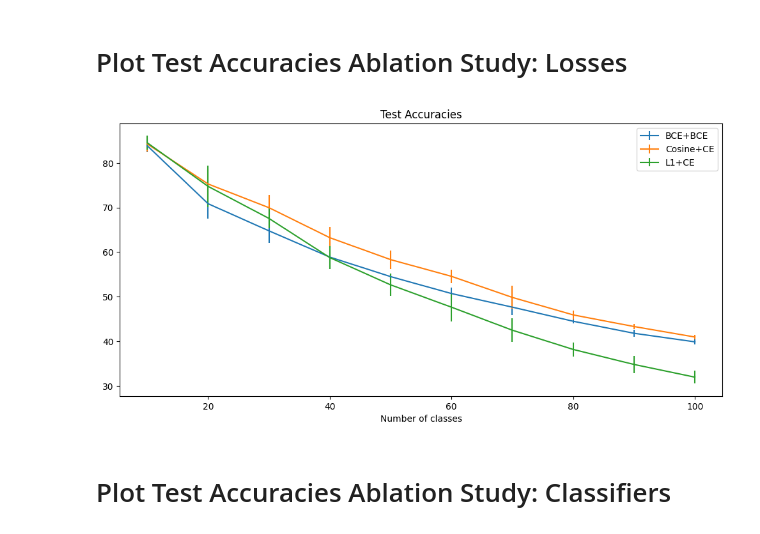
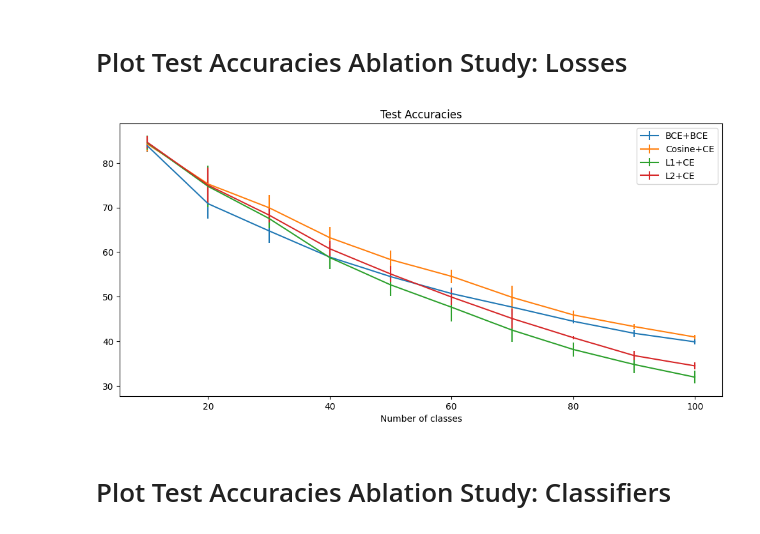
Before and after one commit to antonioalbanese/ProjectMLDL, a Jupyter notebook: plots/Plots.ipynb, the cells around one changed output. Cells and saved outputs as stored; diff of their text form; code cells hidden in the pictures.

```diff
--- a/plots/Plots.ipynb
+++ b/plots/Plots.ipynb
@@ -177,19 +177,27 @@ jsonfile = open("states/iCaRL_Loss_L1/iCaRL_Loss_L1_test_accuracy.json")
 L1_test_accuracy =json.load(jsonfile)
 L1_test_accuracy = np.array(L1_test_accuracy)
 L1_test_accuracy_stats = np.array([L1_test_accuracy.mean(0) * 100, L1_test_accuracy.std(0) * 100]).transpose()
+
+jsonfile = open("states/iCaRL_Loss_L2/iCaRL_Loss_L2_test_accuracy.json")
+L2_test_accuracy =json.load(jsonfile)
+L2_test_accuracy = np.array(L2_test_accuracy)
+L2_test_accuracy_stats = np.array([L2_test_accuracy.mean(0) * 100, L2_test_accuracy.std(0) * 100]).transpose()
 # %%
-def plot_test_accuracy(icarl, cosine, l1, save_directory = None):
+def plot_test_accuracy(icarl, cosine, l1, l2, save_directory = None):
   icarl_mean = np.array(icarl)[:, 0]
   icarl_std = np.array(icarl)[:, 1]
   cosine_mean = np.array(cosine)[:, 0]
   cosine_std = np.array(cosine)[:, 1]
   l1_mean = np.array(l1)[:, 0]
   l1_std = np.array(l1)[:, 1]
+  l2_mean = np.array(l2)[:, 0]
+  l2_std = np.array(l2)[:, 1]
   fig, ax = plt.subplots(figsize = (10, 5), dpi = 100)
   x = np.arange(10, 101, 10)
   ax.errorbar(x, icarl_mean, icarl_std, label = 'BCE+BCE')
   ax.errorbar(x, cosine_mean, cosine_std, label = 'Cosine+CE')
   ax.errorbar(x, l1_mean, l1_std, label = 'L1+CE')
+  ax.errorbar(x, l2_mean, l2_std, label = 'L2+CE')
   ax.set_xlabel("Number of classes")
   plt.tight_layout()
   plt.title("Test Accuracies", loc="center")
@@ -200,9 +208,10 @@ def plot_test_accuracy(icarl, cosine, l1, save_directory = None):
 # %%
 plot_test_accuracy(iCaRL_test_accuracy_stats,
                    Cosine_test_accuracy_stats,
-                   L1_test_accuracy_stats)
+                   L1_test_accuracy_stats,
+                   L2_test_accuracy_stats)
 # %% [output]
-[figure, old version]
+[figure, new version]
 # %% [markdown]
 # Plot Test Accuracies Ablation Study: Classifiers
 # %%
```
Also changed, not shown: parts of 1 cell of this notebook.
